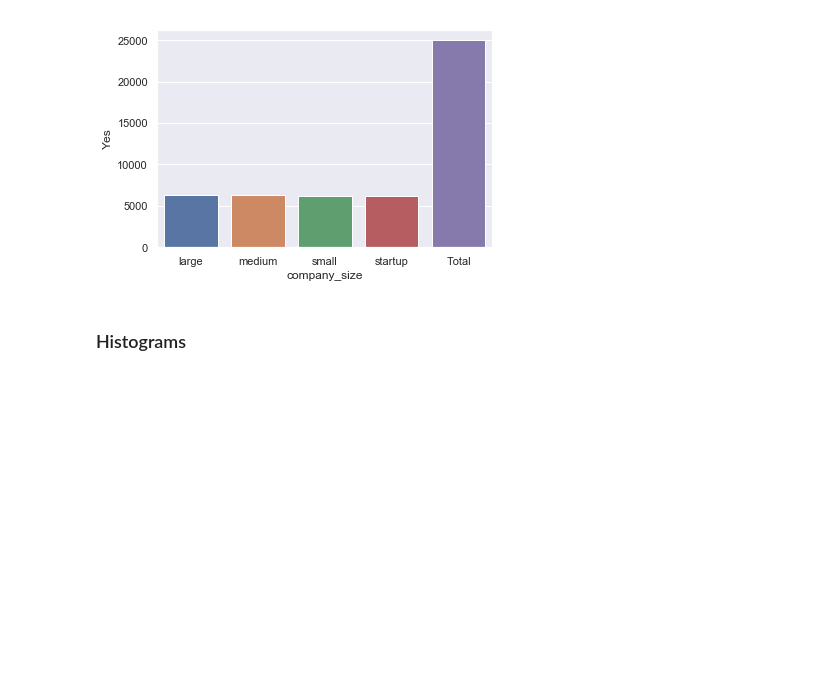
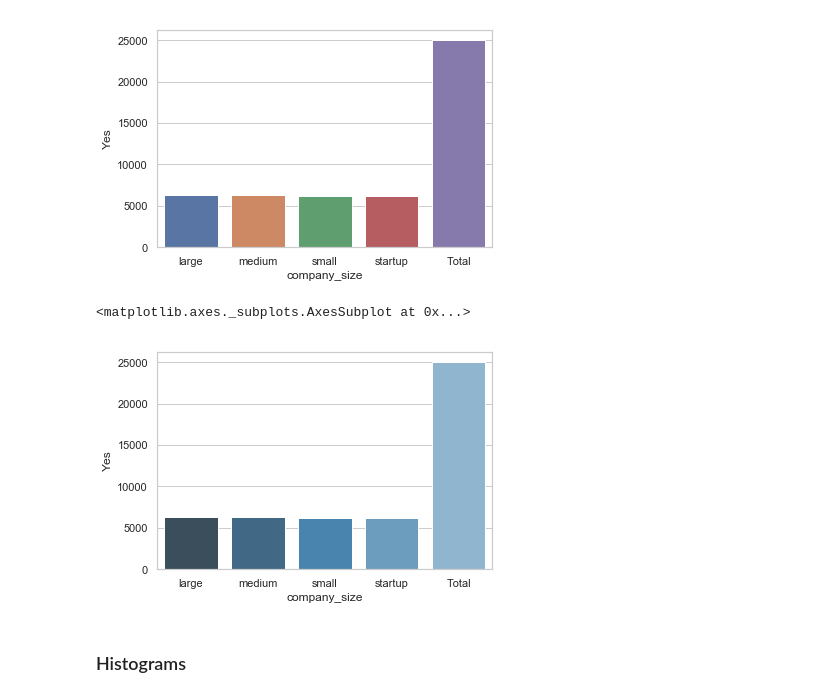
Before and after one commit to jsedoc/NYU-Projects-in-Programming-Fall-2019, a Jupyter notebook: (Class 7) Data Visualization/Data Visualization Solved.ipynb, the cells around one changed output. Cells and saved outputs as stored; diff of their text form; code cells hidden in the pictures; blank space fills up the shorter version.

```diff
--- a/(Class 7) Data Visualization/Data Visualization Solved.ipynb
+++ b/(Class 7) Data Visualization/Data Visualization Solved.ipynb
@@ -13,6 +13,7 @@
 # %%
 import matplotlib.pyplot as plt
 import seaborn as sns
+sns.set(style="whitegrid")
 import pandas as pd
 import numpy as np
 %matplotlib inline
@@ -184,6 +185,11 @@ sns.barplot(x='company_size',y='Yes',data=size_click)
 # %% [output]
 <matplotlib.axes._subplots.AxesSubplot at 0x...>
 [figure]
+# %%
+sns.barplot(x='company_size',y='Yes',data=size_click,palette="Blues_d")
+# %% [output]
+<matplotlib.axes._subplots.AxesSubplot at 0x...>
+[figure, added]
 # %% [markdown]
 ### Histograms
 # %%
```
